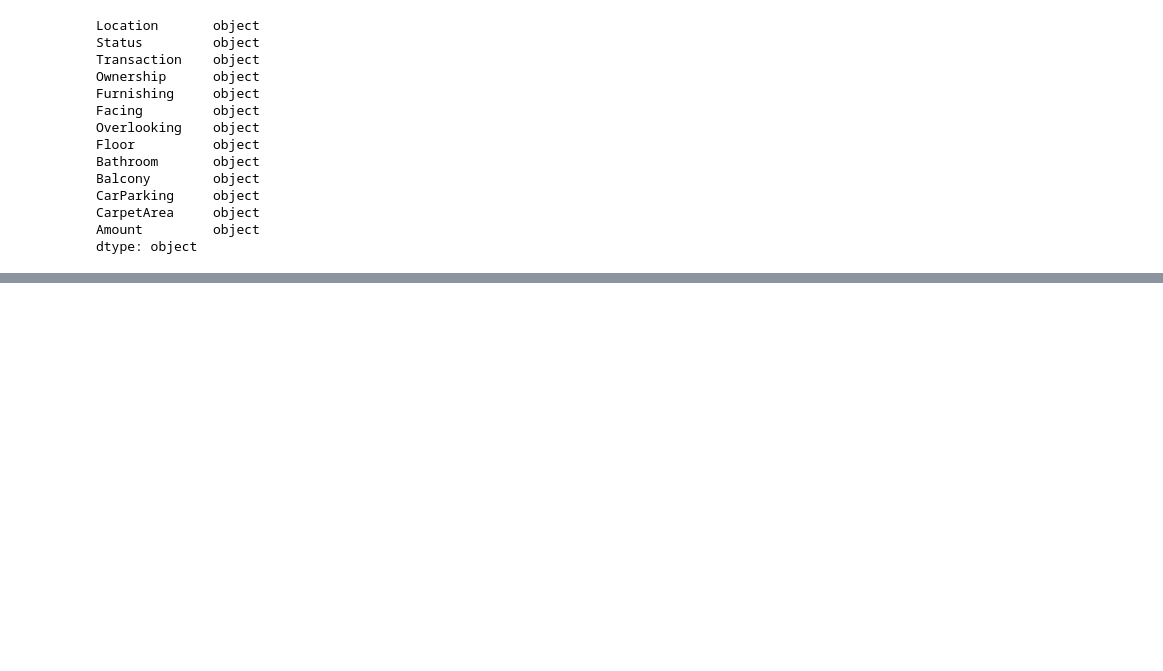
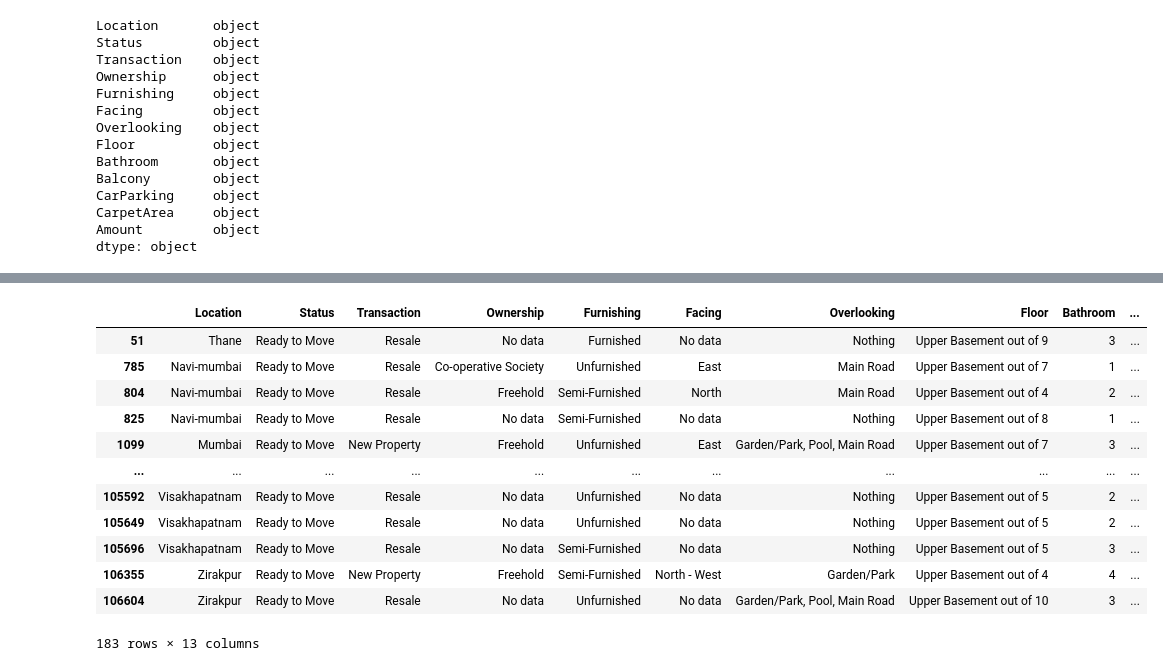
Before and after one commit to rishikeshpaulcode/House-Price-Prediction, a Jupyter notebook: house-price-prediction.ipynb, the cells around one changed output, grey strips where cells are left out. Drawn from its saved outputs; the diff is of its cells as text; code cells hidden in the pictures; blank space fills up the shorter version.

```diff
--- a/house-price-prediction.ipynb
+++ b/house-price-prediction.ipynb
@@ -209,3 +226,6 @@ CarParking     object
 CarpetArea     object
 Amount         object
 dtype: object
+# %%
+# handling Location column
+df['Location'] = df['Location'].str.capitalize()
@@ -211,0 +239,16 @@ dtype: object
+# %%
+df[df['Floor'].str.startswith('Upper Basement')]
+# %% [output]
+|  | Location | Status | Transaction | Ownership | Furnishing | Facing | Overlooking | Floor | Bathroom | ... |
+| 51 | Thane | Ready to Move | Resale | No data | Furnished | No data | Nothing | Upper Basement out of 9 | 3 | ... |
+| 785 | Navi-mumbai | Ready to Move | Resale | Co-operative Society | Unfurnished | East | Main Road | Upper Basement out of 7 | 1 | ... |
+| 804 | Navi-mumbai | Ready to Move | Resale | Freehold | Semi-Furnished | North | Main Road | Upper Basement out of 4 | 2 | ... |
+| 825 | Navi-mumbai | Ready to Move | Resale | No data | Semi-Furnished | No data | Nothing | Upper Basement out of 8 | 1 | ... |
+| 1099 | Mumbai | Ready to Move | New Property | Freehold | Unfurnished | East | Garden/Park, Pool, Main Road | Upper Basement out of 7 | 3 | ... |
+| ... | ... | ... | ... | ... | ... | ... | ... | ... | ... | ... |
+| 105592 | Visakhapatnam | Ready to Move | Resale | No data | Unfurnished | No data | Nothing | Upper Basement out of 5 | 2 | ... |
+| 105649 | Visakhapatnam | Ready to Move | Resale | No data | Unfurnished | No data | Nothing | Upper Basement out of 5 | 2 | ... |
+| 105696 | Visakhapatnam | Ready to Move | Resale | No data | Semi-Furnished | No data | Nothing | Upper Basement out of 5 | 3 | ... |
+| 106355 | Zirakpur | Ready to Move | New Property | Freehold | Semi-Furnished | North - West | Garden/Park | Upper Basement out of 4 | 4 | ... |
+| 106604 | Zirakpur | Ready to Move | Resale | No data | Unfurnished | No data | Garden/Park, Pool, Main Road | Upper Basement out of 10 | 3 | ... |
+183 rows × 13 columns
```
Also changed, not shown: parts of 16 cells of this notebook.
